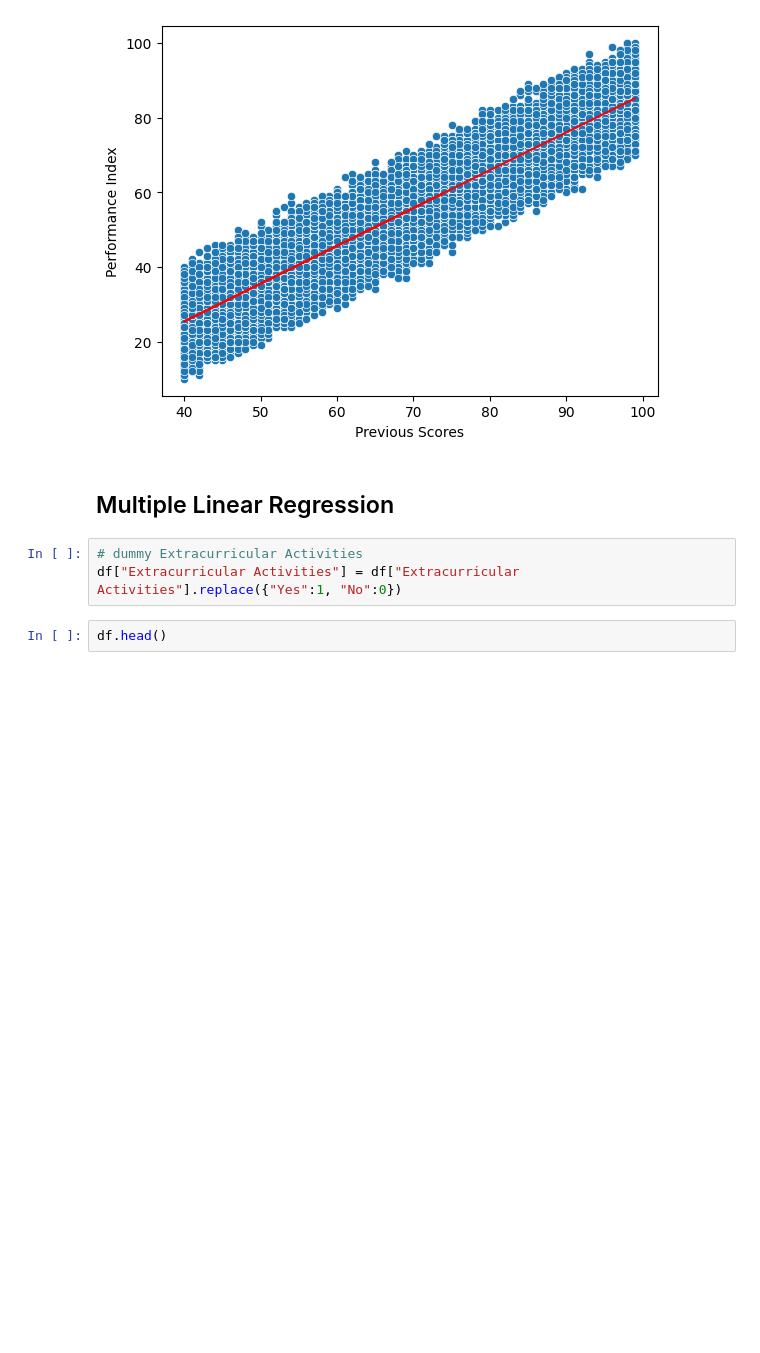
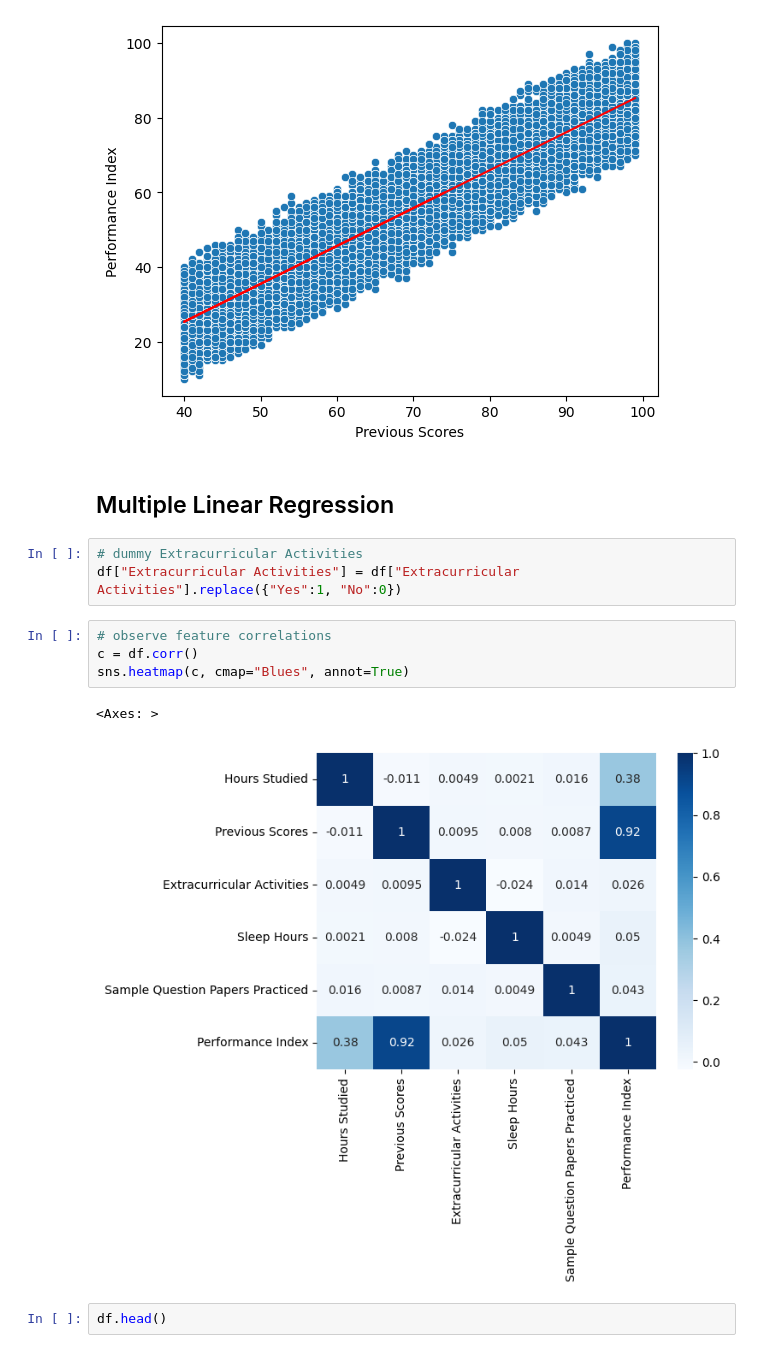
Before and after one commit to b-tanyileke/Machine-Learning, a Jupyter notebook: Linear Regression/LR_student_performance.ipynb, the cells around one changed output. Cells and saved outputs as stored; diff of their text form; blank space fills up the shorter version.

```diff
--- a/Linear Regression/LR_student_performance.ipynb
+++ b/Linear Regression/LR_student_performance.ipynb
@@ -77,6 +92,13 @@ plt.show()
 # %%
 # dummy Extracurricular Activities
 df["Extracurricular Activities"] = df["Extracurricular Activities"].replace({"Yes":1, "No":0})
+# %%
+# observe feature correlations
+c = df.corr()
+sns.heatmap(c, cmap="Blues", annot=True)
+# %% [output]
+<Axes: >
+[figure, added]
 # %%
 df.head()
 # %% [output]
```
Also changed, not shown: parts of 16 cells of this notebook.
